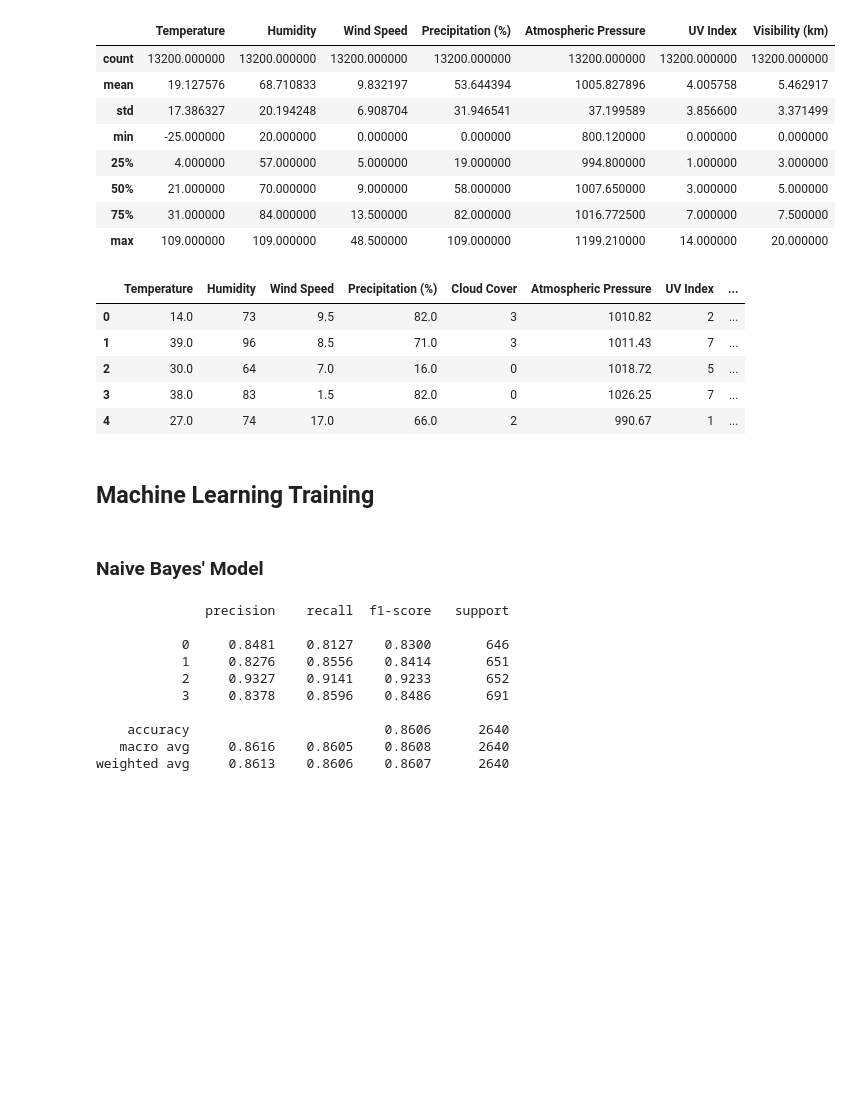
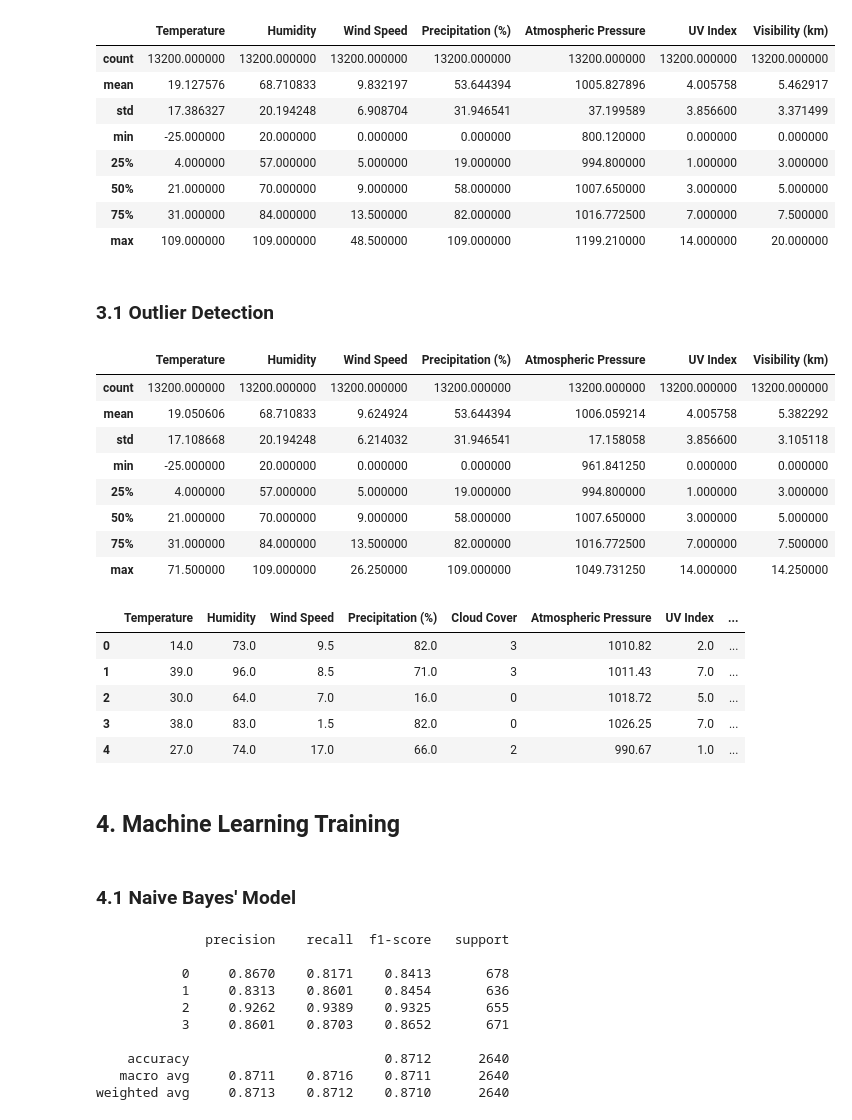
Before and after one commit to nathanmathewv/CreditCardFraudDetection, a Jupyter notebook: WeatherClassification.ipynb, the cells around one changed output. Drawn from its saved outputs; the diff is of its cells as text; code cells hidden in the pictures; blank space fills up the shorter version.

```diff
--- a/WeatherClassification.ipynb
+++ b/WeatherClassification.ipynb
@@ -109,6 +113,35 @@ df.describe()
 | 50% | 21.000000 | 70.000000 | 9.000000 | 58.000000 | 1007.650000 | 3.000000 | 5.000000 |
 | 75% | 31.000000 | 84.000000 | 13.500000 | 82.000000 | 1016.772500 | 7.000000 | 7.500000 |
 | max | 109.000000 | 109.000000 | 48.500000 | 109.000000 | 1199.210000 | 14.000000 | 20.000000 |
+# %% [markdown]
+### 3.1 Outlier Detection
+# %%
+outlier_cols = ['Temperature', 'Humidity', 'Wind Speed',
+                'Precipitation (%)', 'Atmospheric Pressure', 'UV Index', 'Visibility (km)']
+
+Q1 = df[outlier_cols].quantile(0.25)
+Q3 = df[outlier_cols].quantile(0.75)
+
+IQR = Q3 - Q1
+
+lower_bound = Q1 - 1.5 * IQR
+upper_bound = Q3 + 1.5 * IQR
+
+for column in outlier_cols:
+    df[column] = np.where(df[column] < lower_bound[column], lower_bound[column], df[column])
+    df[column] = np.where(df[column] > upper_bound[column], upper_bound[column], df[column])
+
+df.describe()
+# %% [output]
+|  | Temperature | Humidity | Wind Speed | Precipitation (%) | Atmospheric Pressure | UV Index | Visibility (km) |
+| count | 13200.000000 | 13200.000000 | 13200.000000 | 13200.000000 | 13200.000000 | 13200.000000 | 13200.000000 |
+| mean | 19.050606 | 68.710833 | 9.624924 | 53.644394 | 1006.059214 | 4.005758 | 5.382292 |
+| std | 17.108668 | 20.194248 | 6.214032 | 31.946541 | 17.158058 | 3.856600 | 3.105118 |
+| min | -25.000000 | 20.000000 | 0.000000 | 0.000000 | 961.841250 | 0.000000 | 0.000000 |
+| 25% | 4.000000 | 57.000000 | 5.000000 | 19.000000 | 994.800000 | 1.000000 | 3.000000 |
+| 50% | 21.000000 | 70.000000 | 9.000000 | 58.000000 | 1007.650000 | 3.000000 | 5.000000 |
+| 75% | 31.000000 | 84.000000 | 13.500000 | 82.000000 | 1016.772500 | 7.000000 | 7.500000 |
+| max | 71.500000 | 109.000000 | 26.250000 | 109.000000 | 1049.731250 | 14.000000 | 14.250000 |
 # %%
 from sklearn.preprocessing import LabelEncoder, StandardScaler
 
@@ -121,11 +154,11 @@ for col in categories:
 df.head()
 # %% [output]
 |  | Temperature | Humidity | Wind Speed | Precipitation (%) | Cloud Cover | Atmospheric Pressure | UV Index | ... |
-| 0 | 14.0 | 73 | 9.5 | 82.0 | 3 | 1010.82 | 2 | ... |
-| 1 | 39.0 | 96 | 8.5 | 71.0 | 3 | 1011.43 | 7 | ... |
-| 2 | 30.0 | 64 | 7.0 | 16.0 | 0 | 1018.72 | 5 | ... |
-| 3 | 38.0 | 83 | 1.5 | 82.0 | 0 | 1026.25 | 7 | ... |
-| 4 | 27.0 | 74 | 17.0 | 66.0 | 2 | 990.67 | 1 | ... |
+| 0 | 14.0 | 73.0 | 9.5 | 82.0 | 3 | 1010.82 | 2.0 | ... |
+| 1 | 39.0 | 96.0 | 8.5 | 71.0 | 3 | 1011.43 | 7.0 | ... |
+| 2 | 30.0 | 64.0 | 7.0 | 16.0 | 0 | 1018.72 | 5.0 | ... |
+| 3 | 38.0 | 83.0 | 1.5 | 82.0 | 0 | 1026.25 | 7.0 | ... |
+| 4 | 27.0 | 74.0 | 17.0 | 66.0 | 2 | 990.67 | 1.0 | ... |
 # %%
 def scaleDataset(dataframe, oversample=False):
   X = dataframe[dataframe.columns[:-1]].values
@@ -148,4 +181,4 @@ train, X_train, y_train = scaleDataset(train, oversample=True)
 valid, X_valid, y_valid = scaleDataset(valid)
 test, X_test, y_test = scaleDataset(test)
 # %% [markdown]
-## Machine Learning Training
+## 4. Machine Learning Training
@@ -152,5 +188,5 @@ test, X_test, y_test = scaleDataset(test)
 # %% [markdown]
-### Naive Bayes' Model
+### 4.1 Naive Bayes' Model
 # %%
 from sklearn.naive_bayes import GaussianNB
 from sklearn.metrics import classification_report, confusion_matrix
@@ -158,18 +194,22 @@ from sklearn.metrics import classification_report, confusion_matrix
 nb_model = GaussianNB()
 nb_model = nb_model.fit(X_train, y_train)
 y_pred = nb_model.predict(X_test)
-print(classification_report(y_test, y_pred, digits=4))
+
+gnb = classification_report(y_test, y_pred, digits=4)
+models.append("Naive Bayes")
+classificationReports.append(gnb)
+print(gnb)
 # %% [output]
               precision    recall  f1-score   support
 
-           0     0.8481    0.8127    0.8300       646
-           1     0.8276    0.8556    0.8414       651
-           2     0.9327    0.9141    0.9233       652
-           3     0.8378    0.8596    0.8486       691
+           0     0.8670    0.8171    0.8413       678
+           1     0.8313    0.8601    0.8454       636
+           2     0.9262    0.9389    0.9325       655
+           3     0.8601    0.8703    0.8652       671
 
-    accuracy                         0.8606      2640
-   macro avg     0.8616    0.8605    0.8608      2640
-weighted avg     0.8613    0.8606    0.8607      2640
+    accuracy                         0.8712      2640
+   macro avg     0.8711    0.8716    0.8711      2640
+weighted avg     0.8713    0.8712    0.8710      2640
 # %%
 plt.figure(figsize=[10, 8])
 sns.heatmap(confusion_matrix(y_pred, y_test), annot=True)
```
Also changed, not shown: parts of 43 cells of this notebook.
